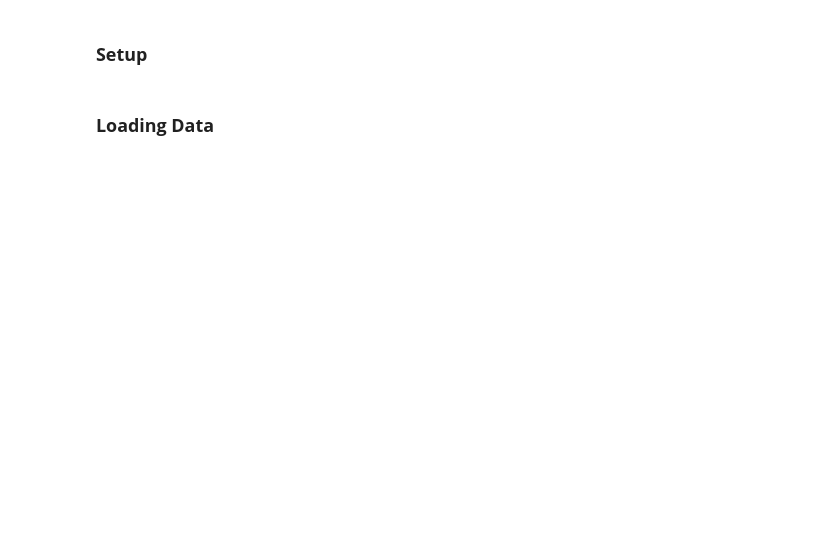
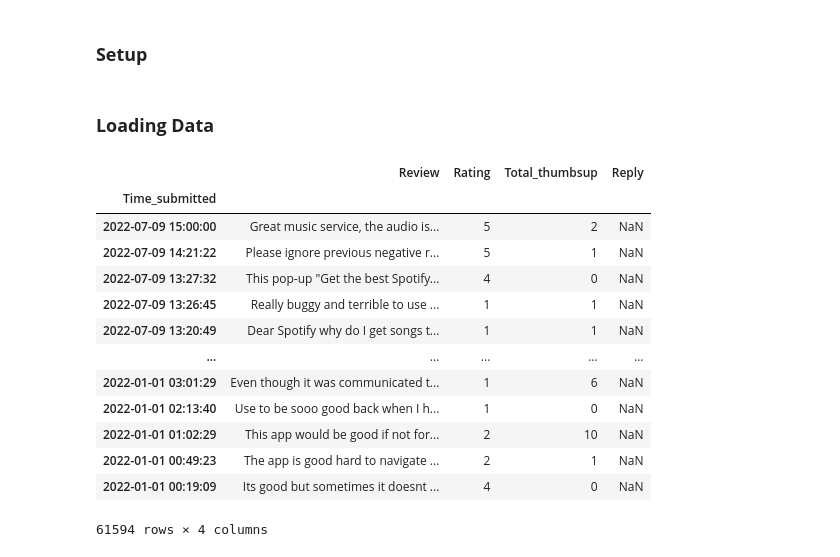
Before and after one commit to firarru/NLP-Spotify-Review, a Jupyter notebook: NLP_Spotify_Reviews.ipynb, the cells around one changed output. Drawn from its saved outputs; the diff is of its cells as text; code cells hidden in the pictures; blank space fills up the shorter version.

```diff
--- a/NLP_Spotify_Reviews.ipynb
+++ b/NLP_Spotify_Reviews.ipynb
@@ -27,3 +27,22 @@ plt.rcParams['figure.figsize'] = (17,7)
 plt.rcParams['font.size'] = 18
 # %% [markdown]
 ### **Loading Data**
+# %%
+url = 'https://raw.githubusercontent.com/firarru/NLP-Spotify-Review/refs/heads/main/Dataset/reviews.csv'
+df = pd.read_csv(url, index_col=0)
+df
+# %% [output]
+|  | Review | Rating | Total_thumbsup | Reply |
+| Time_submitted |  |  |  |  |
+| 2022-07-09 15:00:00 | Great music service, the audio is... | 5 | 2 | NaN |
+| 2022-07-09 14:21:22 | Please ignore previous negative r... | 5 | 1 | NaN |
+| 2022-07-09 13:27:32 | This pop-up "Get the best Spotify... | 4 | 0 | NaN |
+| 2022-07-09 13:26:45 | Really buggy and terrible to use ... | 1 | 1 | NaN |
+| 2022-07-09 13:20:49 | Dear Spotify why do I get songs t... | 1 | 1 | NaN |
+| ... | ... | ... | ... | ... |
+| 2022-01-01 03:01:29 | Even though it was communicated t... | 1 | 6 | NaN |
+| 2022-01-01 02:13:40 | Use to be sooo good back when I h... | 1 | 0 | NaN |
+| 2022-01-01 01:02:29 | This app would be good if not for... | 2 | 10 | NaN |
+| 2022-01-01 00:49:23 | The app is good hard to navigate ... | 2 | 1 | NaN |
+| 2022-01-01 00:19:09 | Its good but sometimes it doesnt ... | 4 | 0 | NaN |
+61594 rows × 4 columns
```
Also changed, not shown: parts of 26 cells of this notebook.
